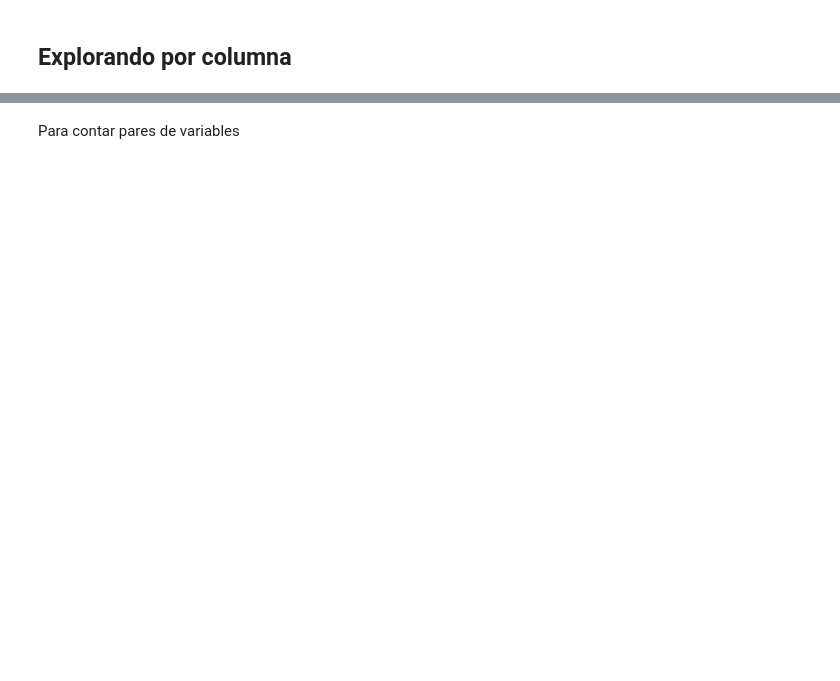
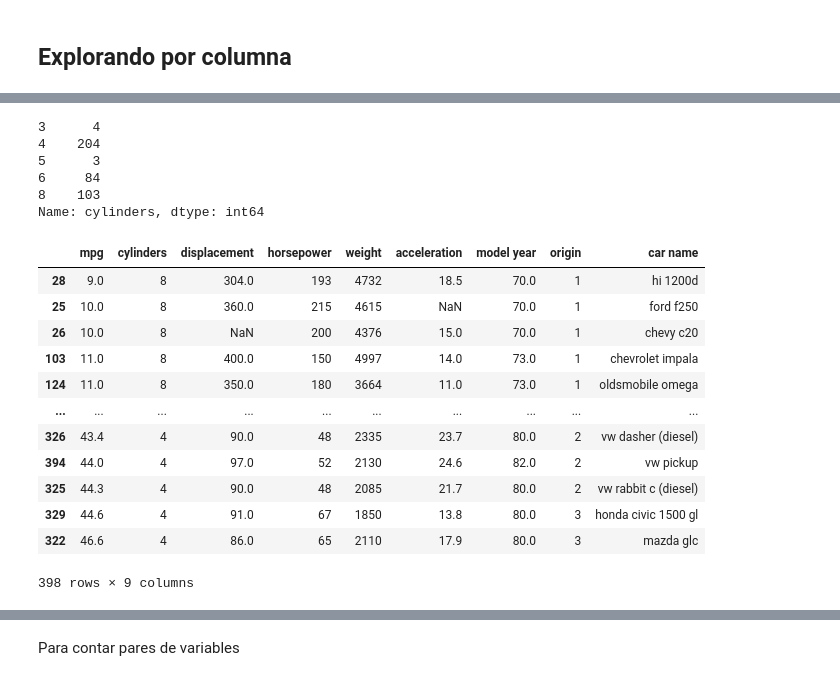
Before and after one commit to sheriffff/teaching_ibm_skillup_data_analytics2022, a Jupyter notebook: esp/05.python_pandas.ipynb, the cells around one changed output, grey strips where cells are left out. Drawn from its saved outputs; the diff is of its cells as text; code cells hidden in the pictures; blank space fills up the shorter version.

```diff
--- a/esp/05.python_pandas.ipynb
+++ b/esp/05.python_pandas.ipynb
@@ -189,4 +460,29 @@ cars.cylinders.value_counts()
+# %%
+cars.cylinders.value_counts().sort_index()
+# %% [output]
+3      4
+4    204
+5      3
+6     84
+8    103
+Name: cylinders, dtype: int64
 # %%
 cars.head()
+# %%
+cars.sort_values("mpg")
+# %% [output]
+|  | mpg | cylinders | displacement | horsepower | weight | acceleration | model year | origin | car name |
+| 28 | 9.0 | 8 | 304.0 | 193 | 4732 | 18.5 | 70.0 | 1 | hi 1200d |
+| 25 | 10.0 | 8 | 360.0 | 215 | 4615 | NaN | 70.0 | 1 | ford f250 |
+| 26 | 10.0 | 8 | NaN | 200 | 4376 | 15.0 | 70.0 | 1 | chevy c20 |
+| 103 | 11.0 | 8 | 400.0 | 150 | 4997 | 14.0 | 73.0 | 1 | chevrolet impala |
+| 124 | 11.0 | 8 | 350.0 | 180 | 3664 | 11.0 | 73.0 | 1 | oldsmobile omega |
+| ... | ... | ... | ... | ... | ... | ... | ... | ... | ... |
+| 326 | 43.4 | 4 | 90.0 | 48 | 2335 | 23.7 | 80.0 | 2 | vw dasher (diesel) |
+| 394 | 44.0 | 4 | 97.0 | 52 | 2130 | 24.6 | 82.0 | 2 | vw pickup |
+| 325 | 44.3 | 4 | 90.0 | 48 | 2085 | 21.7 | 80.0 | 2 | vw rabbit c (diesel) |
+| 329 | 44.6 | 4 | 91.0 | 67 | 1850 | 13.8 | 80.0 | 3 | honda civic 1500 gl |
+| 322 | 46.6 | 4 | 86.0 | 65 | 2110 | 17.9 | 80.0 | 3 | mazda glc |
+398 rows × 9 columns
 # %%
 cars.sort_values("mpg", ascending=False).head()
```
Also changed, not shown: parts of 63 cells of this notebook.
